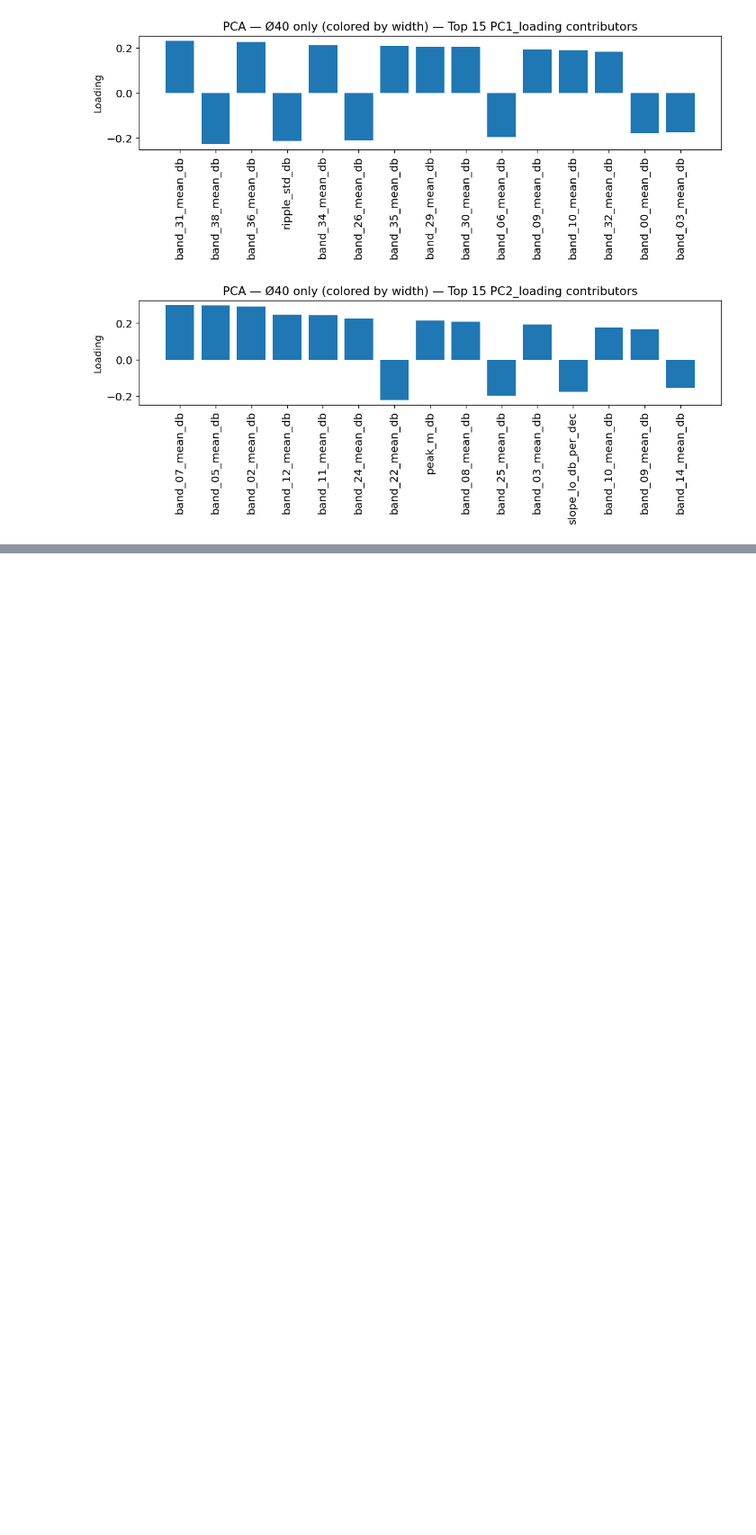
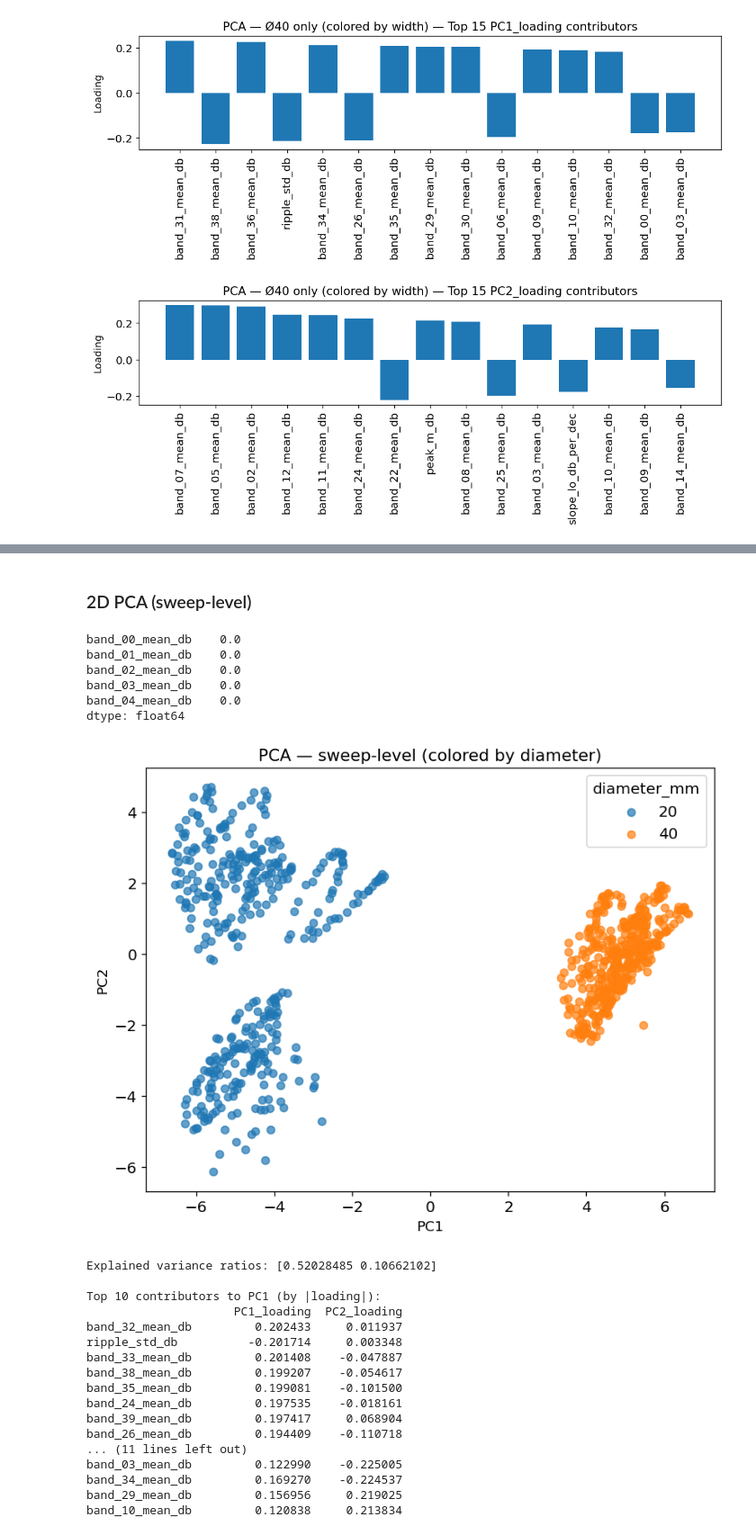
Before and after one commit to nogva/acousticBlockageSensor, a Jupyter notebook: first_test_analysis.ipynb, the cells around one changed output, grey strips where cells are left out. Shown at 90% size. Saved outputs shown, nothing was run; the diff lists cells and outputs as text; code cells hidden in the pictures; blank space fills up the shorter version.

```diff
--- a/first_test_analysis.ipynb
+++ b/first_test_analysis.ipynb
@@ -1335,0 +1507,39 @@ band_25_mean_db     0.133100    -0.199361
+# %% [markdown]
+### 2D PCA (sweep-level)
+# %%
+# Optional sanity check for missing values in sweep-level feature matrix
+print(X_sweep.isna().mean().sort_values(ascending=False).head())
+
+# Reuse existing PCA helper from above
+pca_sweep, load_sweep, Xpca_sweep = run_pca_report(
+    X_sub=X_sweep,
+    meta_sub=meta_sweep,
+    color_by="diameter_mm",
+    title="PCA — sweep-level (colored by diameter)",
+    top_n=15,
+)
+# %% [output]
+band_00_mean_db    0.0
+band_01_mean_db    0.0
+band_02_mean_db    0.0
+band_03_mean_db    0.0
+band_04_mean_db    0.0
+dtype: float64
+[figure, added]
+Explained variance ratios: [0.52028485 0.10662102]
+
+Top 10 contributors to PC1 (by |loading|):
+                     PC1_loading  PC2_loading
+band_32_mean_db         0.202433     0.011937
+ripple_std_db          -0.201714     0.003348
+band_33_mean_db         0.201408    -0.047887
+band_38_mean_db         0.199207    -0.054617
+band_35_mean_db         0.199081    -0.101500
+band_24_mean_db         0.197535    -0.018161
+band_39_mean_db         0.197417     0.068904
+band_26_mean_db         0.194409    -0.110718
+... (11 lines left out)
+band_03_mean_db         0.122990    -0.225005
+band_34_mean_db         0.169270    -0.224537
+band_29_mean_db         0.156956     0.219025
+band_10_mean_db         0.120838     0.213834
```
Also changed, not shown: parts of 11 cells of this notebook, 3 other files.
